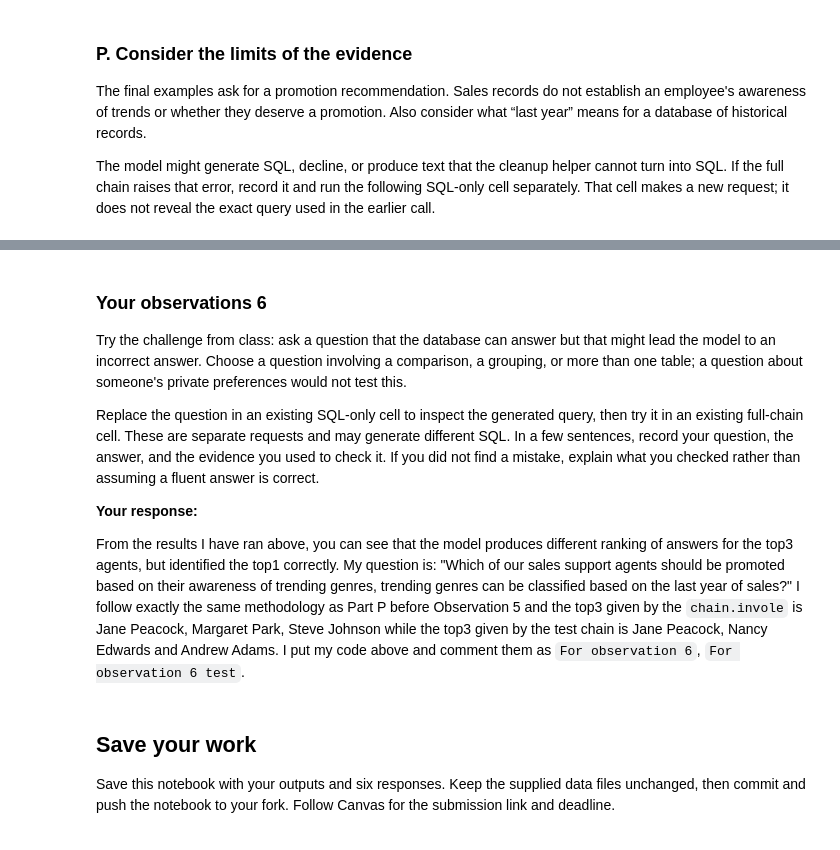
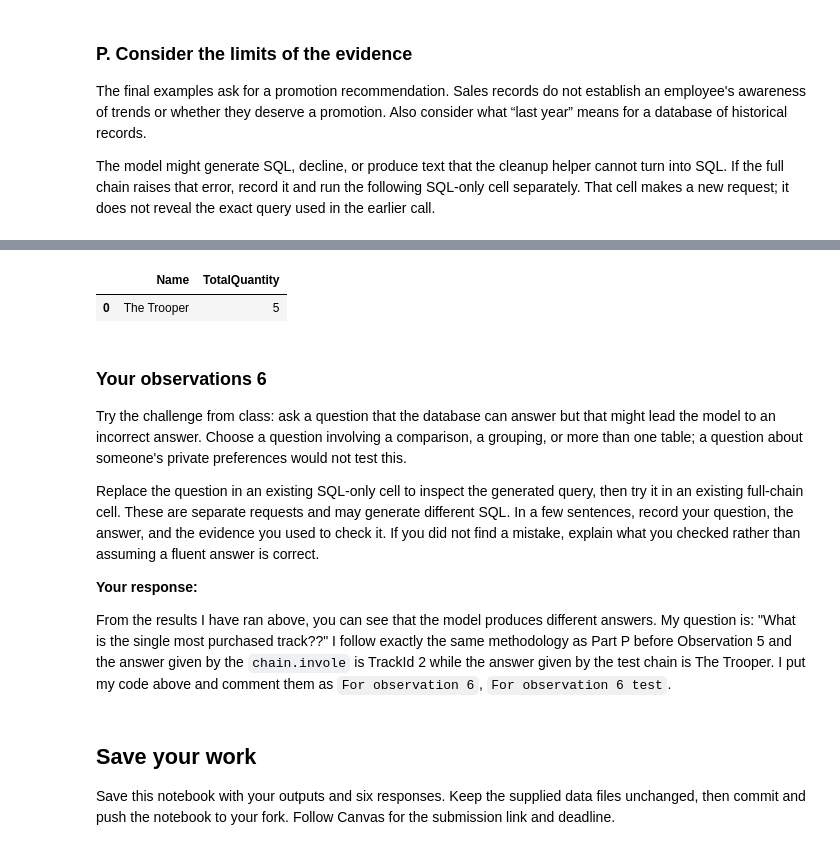
Before and after one commit to SophieLiao0001/INFO-5940-Codespace, a Jupyter notebook: assignments/02-structured-data-rag/workbook.ipynb, the cells around one changed output, grey strips where cells are left out. Drawn from its saved outputs; the diff is of its cells as text; code cells hidden in the pictures.

Commit message:
complete all parts

```diff
--- a/assignments/02-structured-data-rag/workbook.ipynb
+++ b/assignments/02-structured-data-rag/workbook.ipynb
@@ -970,3 +907,23 @@ Jane         Peacock     Rock         150.00
+# %%
+# For observation 6, test, question answer
+query = """
+SELECT
+    "Track"."Name",
+    SUM("InvoiceLine"."Quantity") AS "TotalQuantity"
+FROM
+    "InvoiceLine"
+JOIN
+    "Track" ON "InvoiceLine"."TrackId" = "Track"."TrackId"
+GROUP BY
+    "Track"."Name"
+ORDER BY
+    "TotalQuantity" DESC
+LIMIT 1;"""
+df = pd.read_sql_query(query, engine)
+display(df)
+# %% [output]
+|  | Name | TotalQuantity |
+| 0 | The Trooper | 5 |
 # %% [markdown]
 ### Your observations 6
 
@@ -983,7 +940,7 @@ what you checked rather than assuming a fluent answer is correct.
 
 **Your response:**
 
-From the results I have ran above, you can see that the model produces different ranking of answers for the top3 agents, but identified the top1 correctly. My question is: "Which of our sales support agents should be promoted based on their awareness of trending genres, trending genres can be classified based on the last year of sales?" I follow exactly the same methodology as Part P before Observation 5 and the top3 given by the `chain.invole` is Jane Peacock, Margaret Park, Steve Johnson while the top3 given by the test chain is Jane Peacock, Nancy Edwards and Andrew Adams. I put my code above and comment them as `For observation 6`, `For observation 6 test`.
+From the results I have ran above, you can see that the model produces different answers. My question is: "What is the single most purchased track??" I follow exactly the same methodology as Part P before Observation 5 and the answer given by the `chain.invole` is TrackId 2 while the answer given by the test chain is The Trooper. I put my code above and comment them as `For observation 6`, `For observation 6 test`.
 # %% [markdown]
 ## Save your work
 
```
Also changed, not shown: parts of 8 cells of this notebook.
